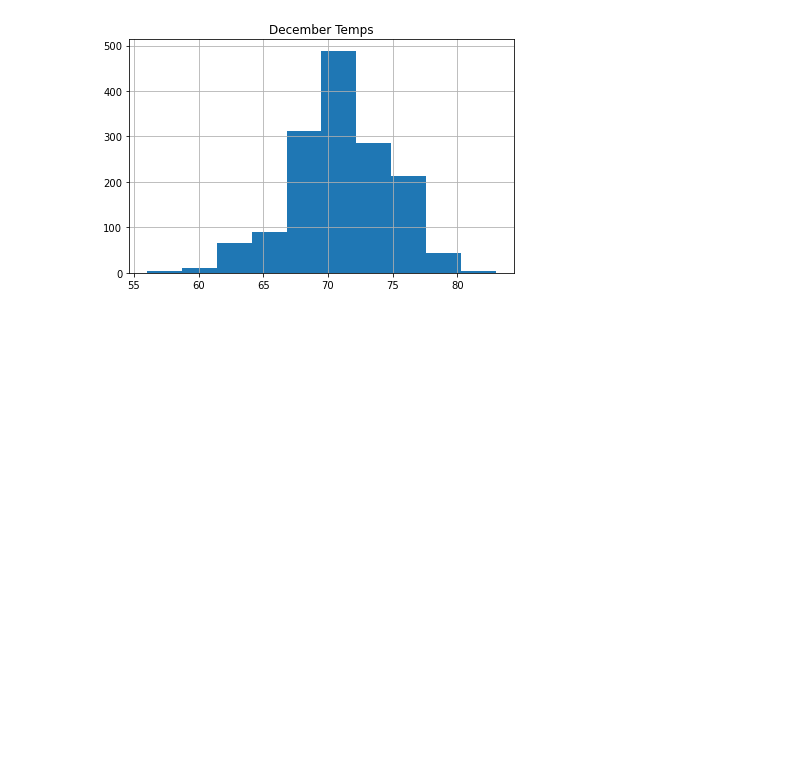
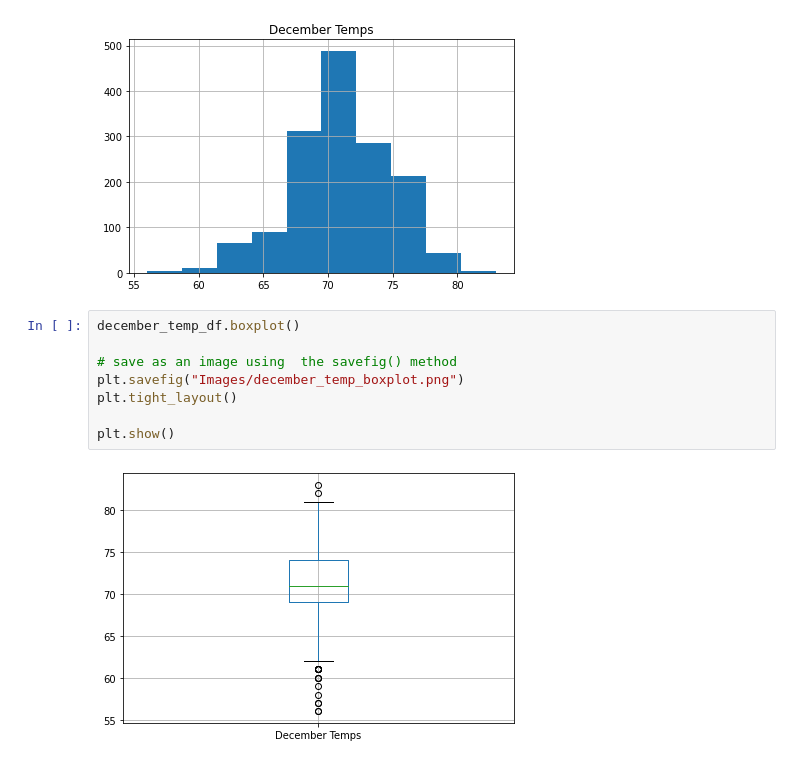
Before and after one commit to l-aldarondo/surfs_up, a Jupyter notebook: SurfsUp_Challenge.ipynb, the cells around one changed output. Saved outputs shown, nothing was run; the diff lists cells and outputs as text; blank space fills up the shorter version.

```diff
--- a/SurfsUp_Challenge.ipynb
+++ b/SurfsUp_Challenge.ipynb
@@ -180,6 +185,16 @@ plt.tight_layout()
 plt.show()
 # %% [output]
 [figure]
+# %%
+december_temp_df.boxplot()
+
+# save as an image using  the savefig() method
+plt.savefig("Images/december_temp_boxplot.png")
+plt.tight_layout()
+
+plt.show()
+# %% [output]
+[figure, added]
 # %%
 # 9. Calculate and print out the summary statistics for the Decemeber temperature DataFrame.
 december_temp_summary_stats = december_temp_df.describe()
```
Also changed, not shown: parts of 10 cells of this notebook, 5 other files.
